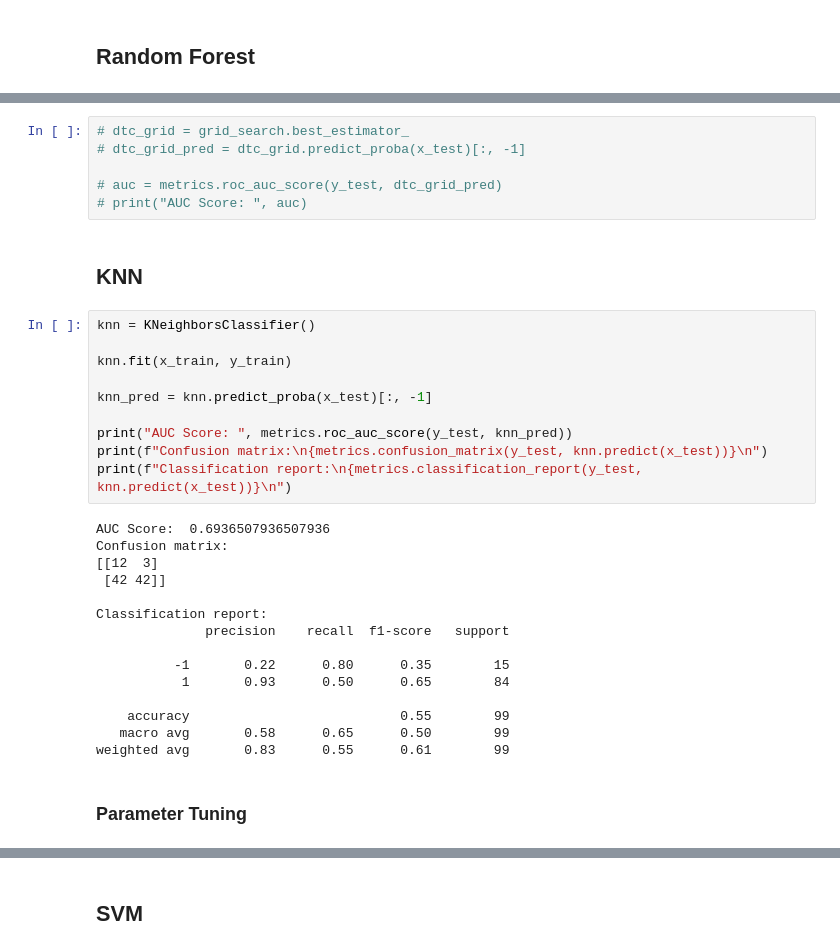
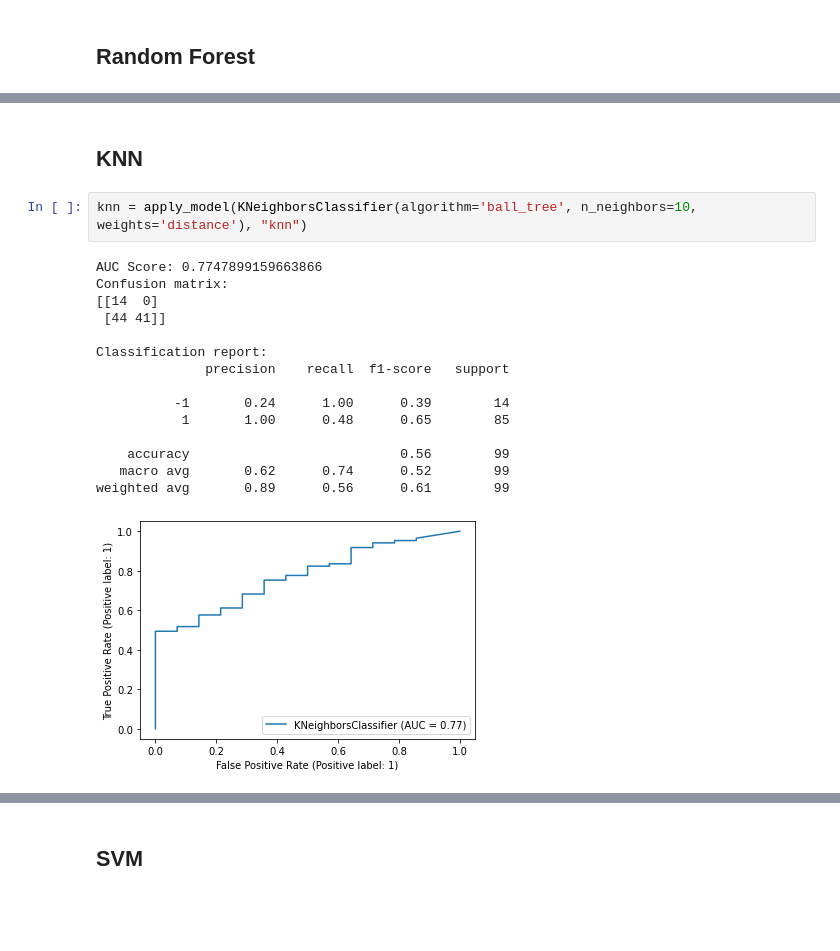
Before and after one commit to Ca-moes/AC, a Jupyter notebook: model.ipynb, the cells around one changed output, grey strips where cells are left out. Cells and saved outputs as stored; diff of their text form; blank space fills up the shorter version.

```diff
--- a/model.ipynb
+++ b/model.ipynb
@@ -184,35 +123,20 @@ weighted avg       0.82      0.59      0.64        99
-# %%
-# dtc_grid = grid_search.best_estimator_
-# dtc_grid_pred = dtc_grid.predict_proba(x_test)[:, -1]
-
-# auc = metrics.roc_auc_score(y_test, dtc_grid_pred)
-# print("AUC Score: ", auc)
 # %% [markdown]
 ## KNN
 # %%
-knn = KNeighborsClassifier()
-
-knn.fit(x_train, y_train)
-
-knn_pred = knn.predict_proba(x_test)[:, -1]
-
-print("AUC Score: ", metrics.roc_auc_score(y_test, knn_pred))
-print(f"Confusion matrix:\n{metrics.confusion_matrix(y_test, knn.predict(x_test))}\n")
-print(f"Classification report:\n{metrics.classification_report(y_test, knn.predict(x_test))}\n")
+knn = apply_model(KNeighborsClassifier(algorithm='ball_tree', n_neighbors=10, weights='distance'), "knn")
 # %% [output]
-AUC Score:  0.6936507936507936
+AUC Score: 0.7747899159663866
 Confusion matrix:
-[[12  3]
- [42 42]]
+[[14  0]
+ [44 41]]
 
 Classification report:
               precision    recall  f1-score   support
 
-          -1       0.22      0.80      0.35        15
-           1       0.93      0.50      0.65        84
+          -1       0.24      1.00      0.39        14
+           1       1.00      0.48      0.65        85
 
-    accuracy                           0.55        99
-   macro avg       0.58      0.65      0.50        99
-weighted avg       0.83      0.55      0.61        99
+    accuracy                           0.56        99
+   macro avg       0.62      0.74      0.52        99
+weighted avg       0.89      0.56      0.61        99
+[figure, added]
-# %% [markdown]
-### Parameter Tuning
```
Also changed, not shown: parts of 22 cells of this notebook, 1 other file.
